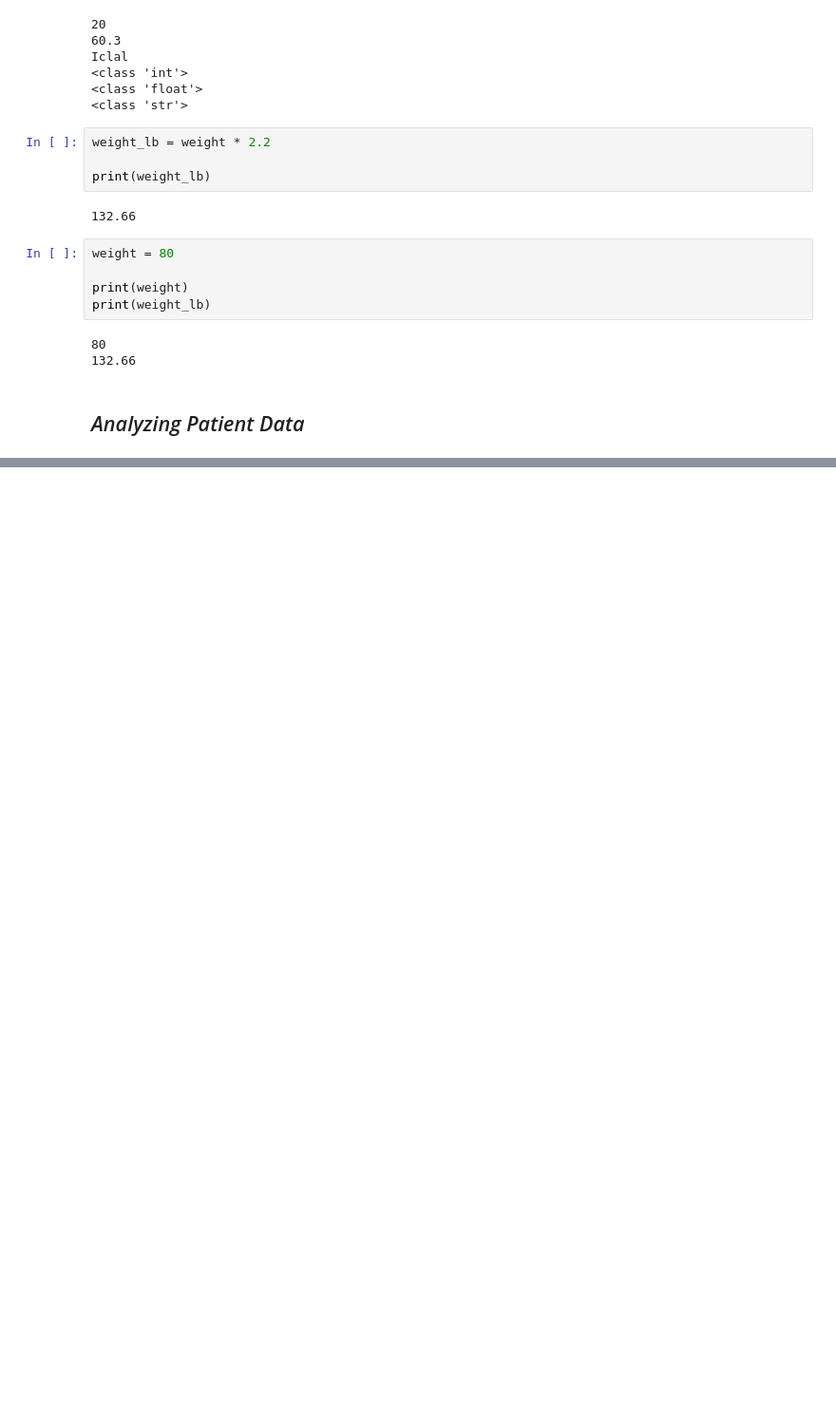
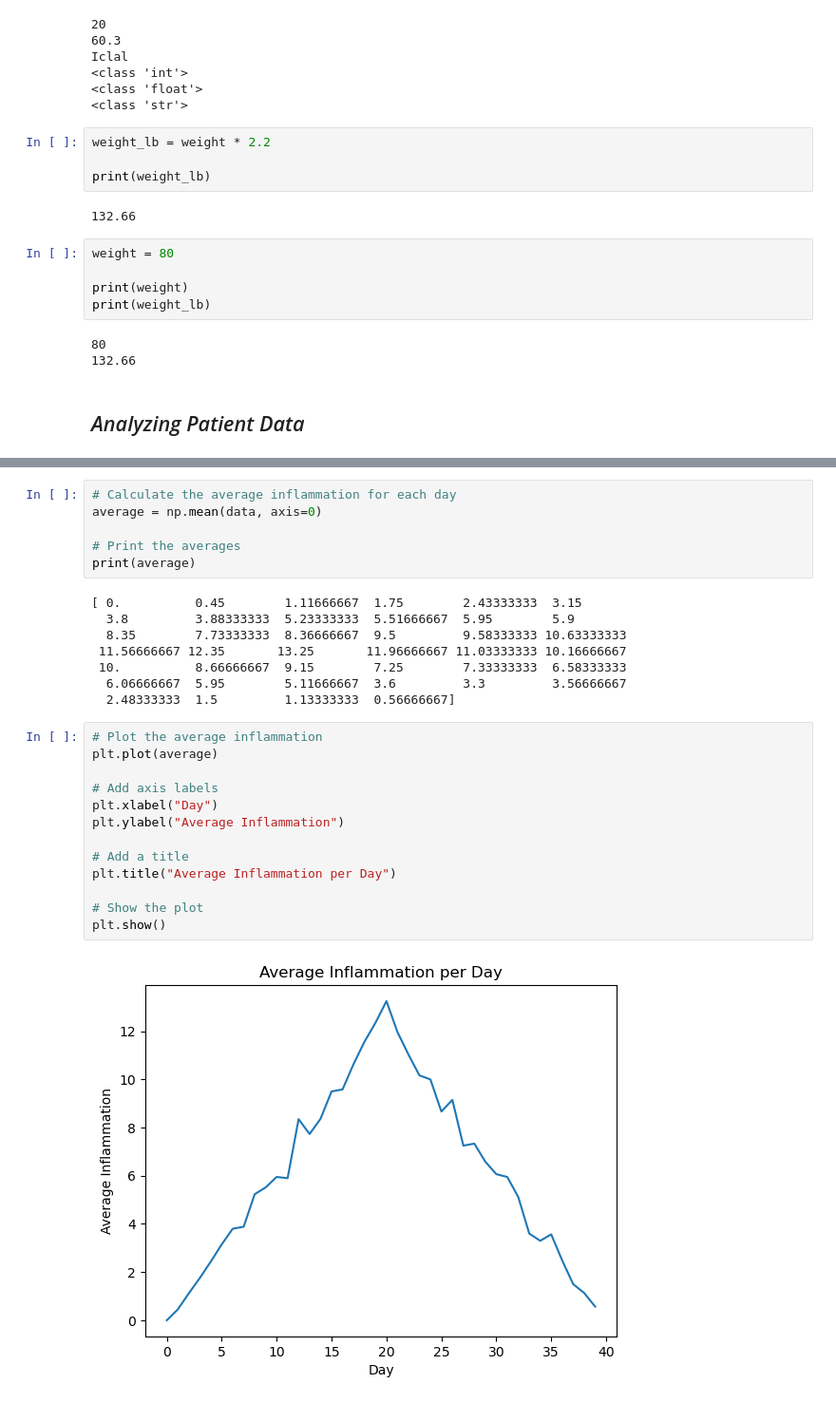
Before and after one commit to sevvaliclalcebecioglu/intro-to-astronomy-2026, a Jupyter notebook: notebooks/week02/assignments/assignment_01_completed_the_python_tutorial/programming_with_python.ipynb, the cells around one changed output, grey strips where cells are left out. Shown at 95% size. Drawn from its saved outputs; the diff is of its cells as text; blank space fills up the shorter version.

```diff
--- a/notebooks/week02/assignments/assignment_01_completed_the_python_tutorial/programming_with_python.ipynb
+++ b/notebooks/week02/assignments/assignment_01_completed_the_python_tutorial/programming_with_python.ipynb
@@ -79,0 +322,29 @@ print(weight_lb)
+# %%
+# Calculate the average inflammation for each day
+average = np.mean(data, axis=0)
+
+# Print the averages
+print(average)
+# %% [output]
+[ 0.          0.45        1.11666667  1.75        2.43333333  3.15
+  3.8         3.88333333  5.23333333  5.51666667  5.95        5.9
+  8.35        7.73333333  8.36666667  9.5         9.58333333 10.63333333
+ 11.56666667 12.35       13.25       11.96666667 11.03333333 10.16666667
+ 10.          8.66666667  9.15        7.25        7.33333333  6.58333333
+  6.06666667  5.95        5.11666667  3.6         3.3         3.56666667
+  2.48333333  1.5         1.13333333  0.56666667]
+# %%
+# Plot the average inflammation
+plt.plot(average)
+
+# Add axis labels
+plt.xlabel("Day")
+plt.ylabel("Average Inflammation")
+
+# Add a title
+plt.title("Average Inflammation per Day")
+
+# Show the plot
+plt.show()
+# %% [output]
+[figure, added]
```
Also changed, not shown: parts of 196 cells of this notebook, 35 other files.
